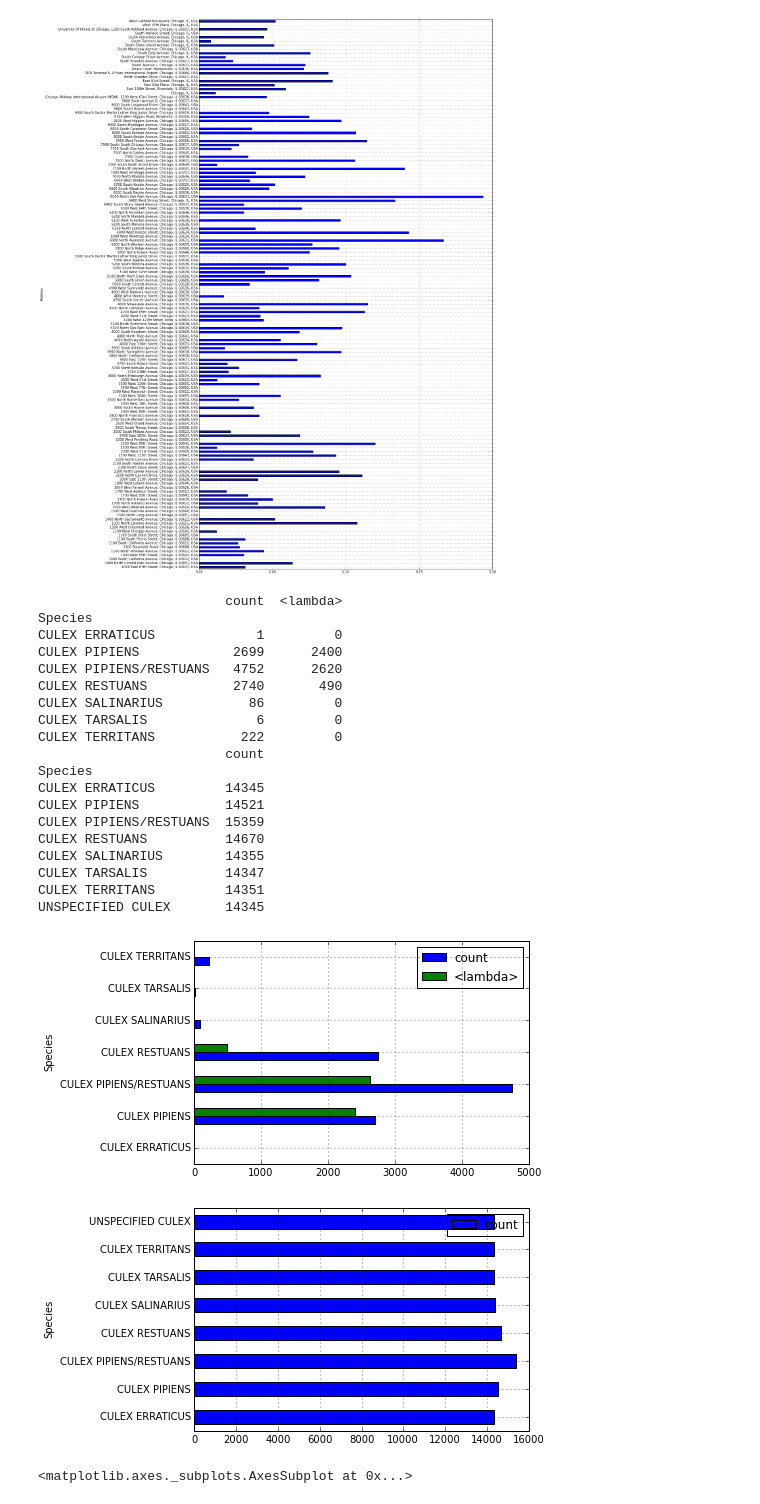
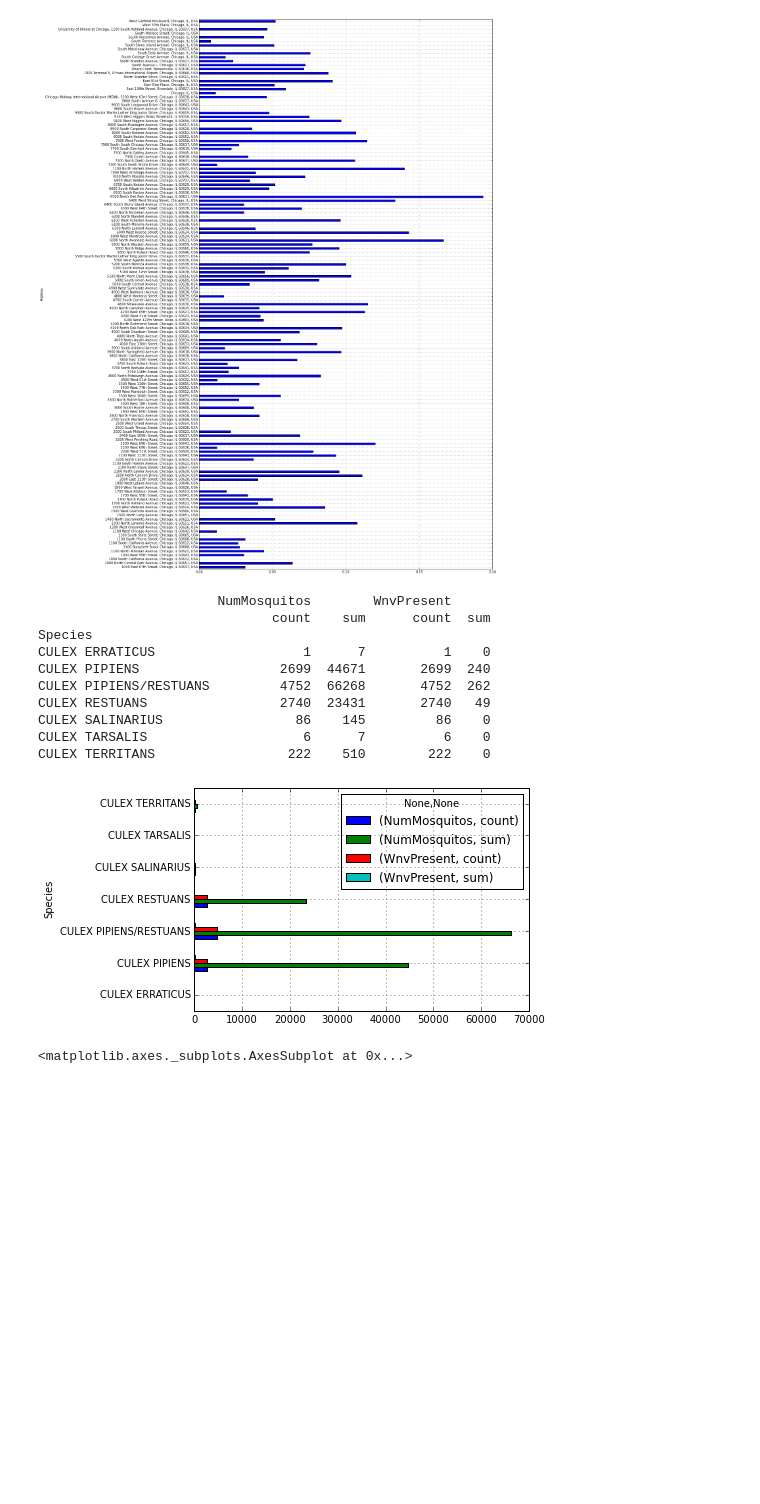
Before and after one commit to inmidvideo/kaggle-west-nile, a Jupyter notebook: src/exploring_lk.ipynb, the cells around one changed output. Drawn from its saved outputs; the diff is of its cells as text; code cells hidden in the pictures; blank space fills up the shorter version.

Commit message:
count species

```diff
--- a/src/exploring_lk.ipynb
+++ b/src/exploring_lk.ipynb
@@ -83,34 +83,24 @@ byDate.plot(kind='barh', stacked=True, figsize=(16, 30))
 [figure]
 # %%
 i = 2
-bySpecies = train.groupby(train.columns[i])['WnvPresent'].agg(['count', lambda x: sum(x) * 10])
+bySpecies = train.groupby(train.columns[i])['NumMosquitos', 'WnvPresent'].agg(['count', 'sum'])
 bySpecies.plot(kind='barh')
-bySpeciesTest = test.groupby(train.columns[i])['Species'].agg(['count'])
-bySpeciesTest.plot(kind='barh')
+# bySpeciesTest = test.groupby(train.columns[i])['Species'].agg(['count'])
+# bySpeciesTest.plot(kind='barh')
 print bySpecies
-print bySpeciesTest
+# print bySpeciesTest
 # %% [output]
-                        count  <lambda>
+                       NumMosquitos        WnvPresent
+                              count    sum      count  sum
 Species
-CULEX ERRATICUS             1         0
-CULEX PIPIENS            2699      2400
-CULEX PIPIENS/RESTUANS   4752      2620
-CULEX RESTUANS           2740       490
-CULEX SALINARIUS           86         0
-CULEX TARSALIS              6         0
-CULEX TERRITANS           222         0
-                        count
-Species
-CULEX ERRATICUS         14345
-CULEX PIPIENS           14521
-CULEX PIPIENS/RESTUANS  15359
-CULEX RESTUANS          14670
-CULEX SALINARIUS        14355
-CULEX TARSALIS          14347
-CULEX TERRITANS         14351
-UNSPECIFIED CULEX       14345
+CULEX ERRATICUS                   1      7          1    0
+CULEX PIPIENS                  2699  44671       2699  240
+CULEX PIPIENS/RESTUANS         4752  66268       4752  262
+CULEX RESTUANS                 2740  23431       2740   49
+CULEX SALINARIUS                 86    145         86    0
+CULEX TARSALIS                    6      7          6    0
+CULEX TERRITANS                 222    510        222    0
-[figure, old version]
+[figure, new version]
-[figure, removed]
 # %%
 i = 10
 byDate = train.groupby(train.columns[i])['WnvPresent'].mean()
```
